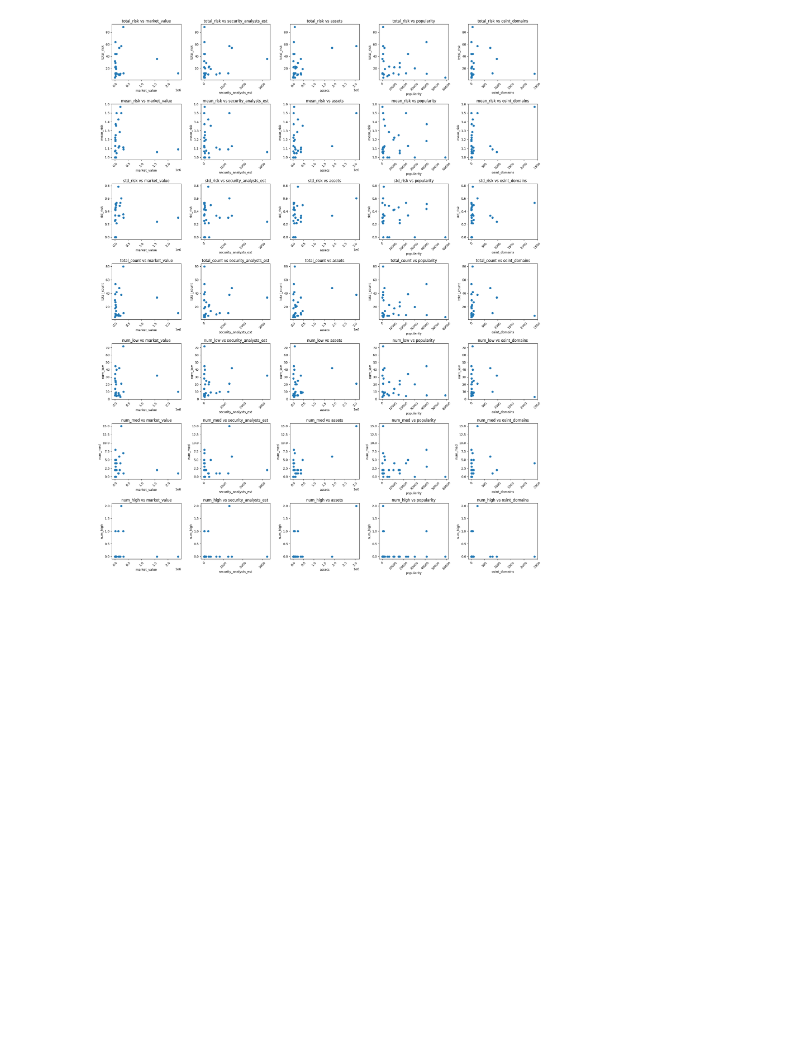
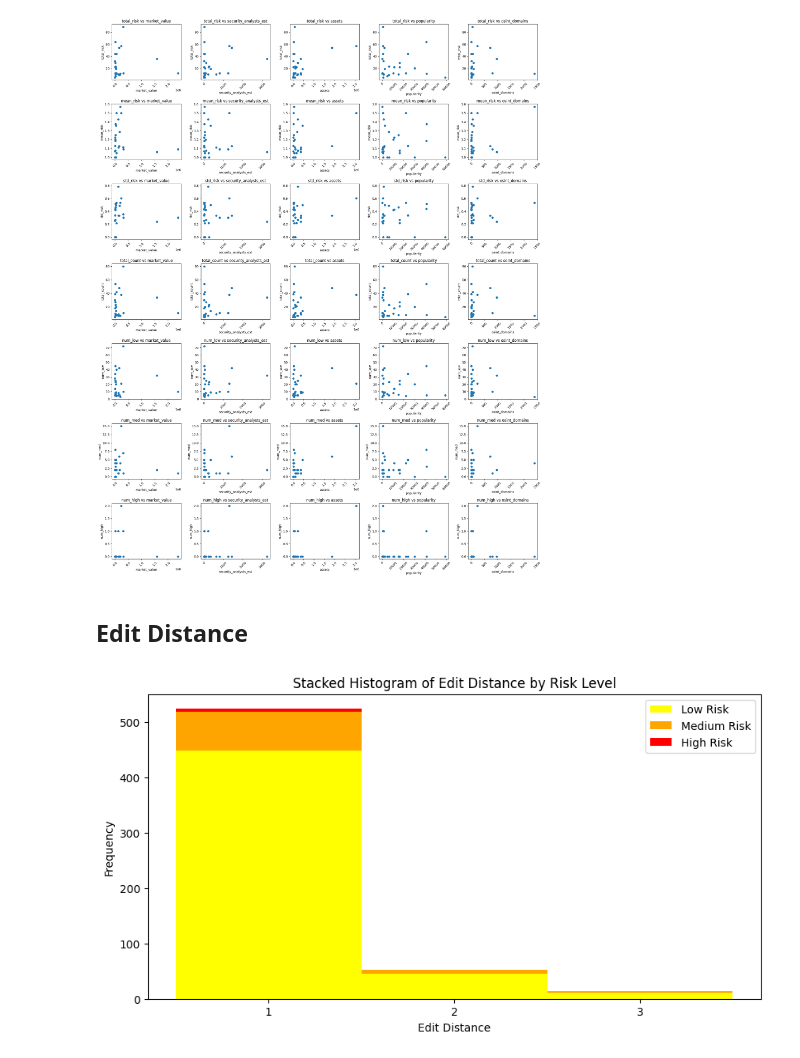
Before and after one commit to sli857/ECE8813_FinalProject, a Jupyter notebook: exploration.ipynb, the cells around one changed output. Saved outputs shown, nothing was run; the diff lists cells and outputs as text; code cells hidden in the pictures; blank space fills up the shorter version.

```diff
--- a/exploration.ipynb
+++ b/exploration.ipynb
@@ -125,3 +126,69 @@ for i, risk_col in enumerate(risk_columns):
 plt.tight_layout()
 # %% [output]
 [figure]
+# %% [markdown]
+## Edit Distance
+# %%
+# calculate stats between edit distance between company domain and dispute domains vs risk levels, stacked histogram
+def edit_distance(s1, s2):
+    if len(s1) < len(s2):
+        return edit_distance(s2, s1)
+
+    if len(s2) == 0:
+        return len(s1)
+
+    previous_row = range(len(s2) + 1)
+    for i, c1 in enumerate(s1):
+        current_row = [i + 1]
+        for j, c2 in enumerate(s2):
+            insertions = previous_row[j + 1] + 1
+            deletions = current_row[j] + 1
+            substitutions = previous_row[j] + (c1 != c2)
+            current_row.append(min(insertions, deletions, substitutions))
+        previous_row = current_row
+
+    return previous_row[-1]
+
+# Calculate stats between edit distance and risk levels, and plot a stacked histogram
+edit_distances = {'low': [], 'med': [], 'high': []}
+for index, row in final_df.iterrows():
+    company_domain = row['domain']
+    if company_domain in disputes:
+        for dispute_domain in disputes[company_domain]:
+            distance = edit_distance(company_domain, dispute_domain)
+            risk_level = disputes[company_domain][dispute_domain]
+            if risk_level == 1:
+                edit_distances['low'].append(distance)
+            elif risk_level == 2:
+                edit_distances['med'].append(distance)
+            elif risk_level == 3:
+                edit_distances['high'].append(distance)
+
+# compute bins centered on integers
+max_dist = max(
+    max(edit_distances['low'], default=0),
+    max(edit_distances['med'], default=0),
+    max(edit_distances['high'], default=0)
+)
+
+# proper integer-centered bins
+bins = np.arange(1, max_dist + 1.5, 1)
+centers = np.arange(1, max_dist + 1, 1)
+
+low_hist, _ = np.histogram(edit_distances['low'], bins=bins)
+med_hist, _ = np.histogram(edit_distances['med'], bins=bins)
+high_hist, _ = np.histogram(edit_distances['high'], bins=bins)
+
+plt.figure(figsize=(10,5))
+plt.bar(centers, low_hist, width=1, label='Low Risk', color='yellow')
+plt.bar(centers, med_hist, width=1, bottom=low_hist, color='orange', label='Medium Risk')
+plt.bar(centers, high_hist, width=1, bottom=low_hist+med_hist, color='red', label='High Risk')
+
+plt.xticks(centers)  # exactly correct ticks
+plt.xlabel("Edit Distance")
+plt.ylabel("Frequency")
+plt.title("Stacked Histogram of Edit Distance by Risk Level")
+plt.legend()
+plt.show()
+# %% [output]
+[figure, added]
```
Also changed, not shown: parts of 4 cells of this notebook, 4 other files.
